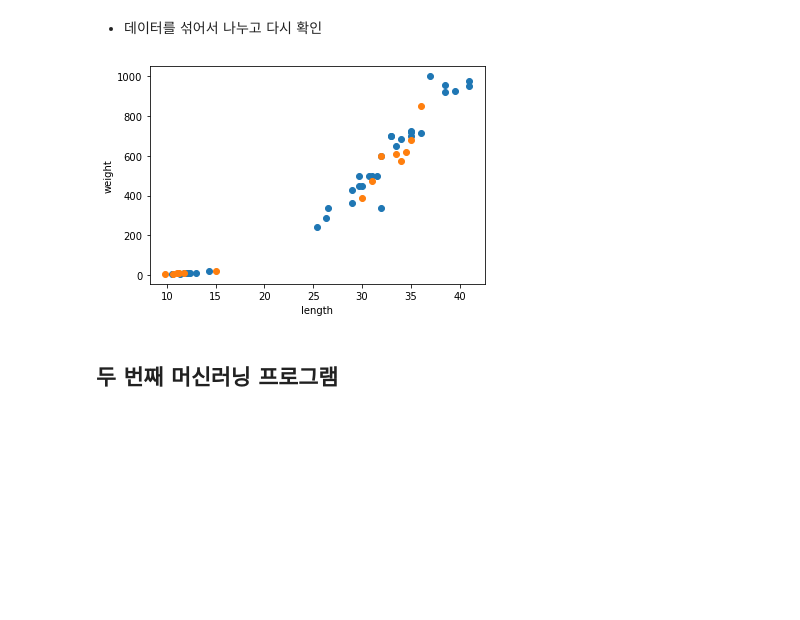
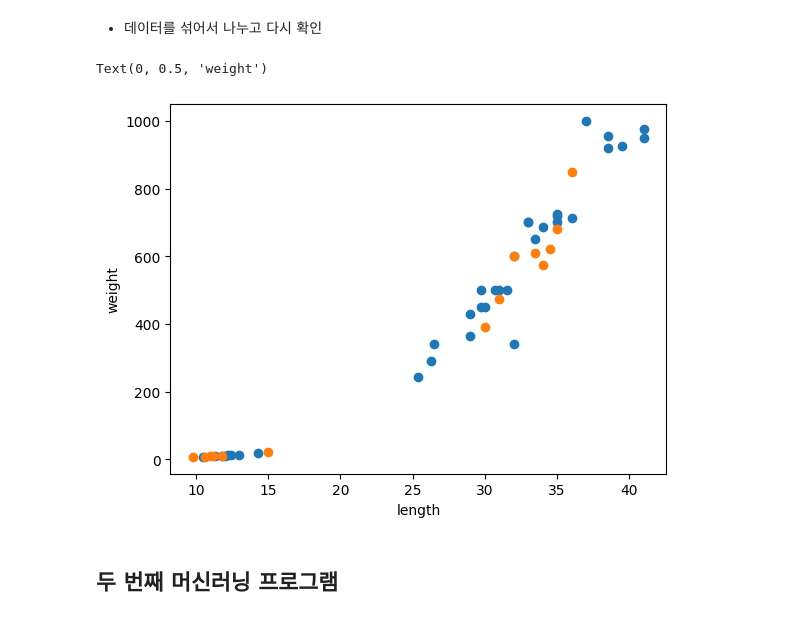
Before and after one commit to lullu303/DataScience2, a Jupyter notebook: 예측분석/머신러닝/머신러닝_02_2_생선분류2_DataSplit.ipynb, the cells around one changed output. Drawn from its saved outputs; the diff is of its cells as text; code cells hidden in the pictures; blank space fills up the shorter version.

```diff
--- a/예측분석/머신러닝/머신러닝_02_2_생선분류2_DataSplit.ipynb
+++ b/예측분석/머신러닝/머신러닝_02_2_생선분류2_DataSplit.ipynb
@@ -77,3 +89,5 @@ from sklearn.neighbors import KNeighborsClassifier
 import numpy as np
 # %%
 # numpy 배열 사용
+input_arr = np.array(fish_data)
+target_arr = np.array(fish_target)
@@ -113,0 +122,6 @@ suffle후 :  [13 45 47 44 17 27 26 25 31 19 12  4 34  8  3  6 40 41 46 15  9 16
+# %%
+np.random.seed(42)
+index=np.arange(49)
+print('suffle전 : ', index)
+np.random.shuffle(index)
+print('suffle후 : ', index)
@@ -134,0 +167,3 @@ array([13, 45, 47, 44, 17, 27, 26, 25, 31, 19, 12,  4, 34,  8,  3,  6, 40,
+# %%
+train_input = input_arr[index[:35]]
+train_target = target_arr[index[:35]]
@@ -134,0 +174,3 @@ array([13, 45, 47, 44, 17, 27, 26, 25, 31, 19, 12,  4, 34,  8,  3,  6, 40,
+# %%
+test_input = input_arr[index[35:]]
+test_target = target_arr[index[35:]]
@@ -137,9 +199,14 @@ array([13, 45, 47, 44, 17, 27, 26, 25, 31, 19, 12,  4, 34,  8,  3,  6, 40,
 # %%
 import matplotlib.pyplot as plt
 
+plt.scatter(train_input[:,0], train_input[:,1])
+plt.scatter(test_input[:,0], test_input[:,1])
 
+plt.xlabel('length')
+plt.ylabel('weight')
 # 데이터과 테스트/트레인에 골고루 분포함
 # %% [output]
+Text(0, 0.5, 'weight')
-[figure, old version]
+[figure, new version]
 # %% [markdown]
 ## 두 번째 머신러닝 프로그램
```
Also changed, not shown: parts of 33 cells of this notebook.
